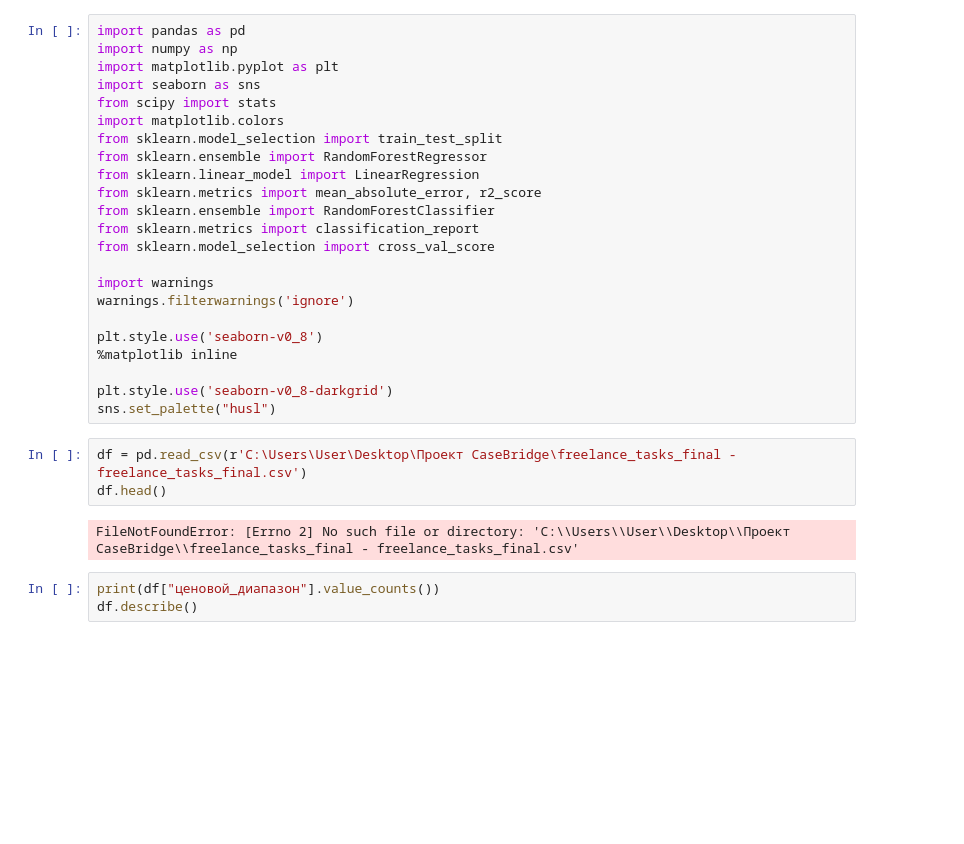
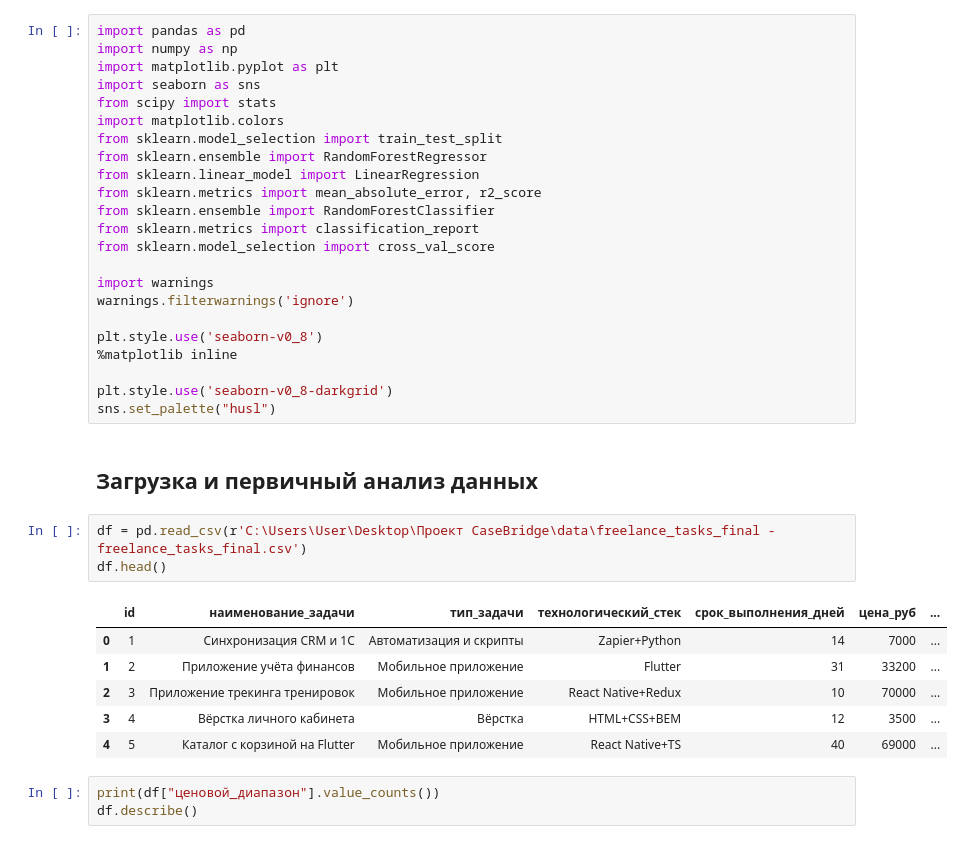
Before and after one commit to sevavargin/CaseBridge, a Jupyter notebook: notebooks/CaseBridge.ipynb, the cells around one changed output. Saved outputs shown, nothing was run; the diff lists cells and outputs as text; blank space fills up the shorter version.

```diff
--- a/notebooks/CaseBridge.ipynb
+++ b/notebooks/CaseBridge.ipynb
@@ -21,11 +21,18 @@ plt.style.use('seaborn-v0_8')
 
 plt.style.use('seaborn-v0_8-darkgrid')
 sns.set_palette("husl")
+# %% [markdown]
+## Загрузка и первичный анализ данных
 # %%
-df = pd.read_csv(r'C:\Users\User\Desktop\Проект CaseBridge\freelance_tasks_final - freelance_tasks_final.csv')
+df = pd.read_csv(r'C:\Users\User\Desktop\Проект CaseBridge\data\freelance_tasks_final - freelance_tasks_final.csv')
 df.head()
 # %% [output]
-FileNotFoundError: [Errno 2] No such file or directory: 'C:\\Users\\User\\Desktop\\Проект CaseBridge\\freelance_tasks_final - freelance_tasks_final.csv'
+|  | id | наименование_задачи | тип_задачи | технологический_стек | срок_выполнения_дней | цена_руб | ... |
+| 0 | 1 | Синхронизация CRM и 1С | Автоматизация и скрипты | Zapier+Python | 14 | 7000 | ... |
+| 1 | 2 | Приложение учёта финансов | Мобильное приложение | Flutter | 31 | 33200 | ... |
+| 2 | 3 | Приложение трекинга тренировок | Мобильное приложение | React Native+Redux | 10 | 70000 | ... |
+| 3 | 4 | Вёрстка личного кабинета | Вёрстка | HTML+CSS+BEM | 12 | 3500 | ... |
+| 4 | 5 | Каталог с корзиной на Flutter | Мобильное приложение | React Native+TS | 40 | 69000 | ... |
 # %%
 print(df["ценовой_диапазон"].value_counts())
 df.describe()
```
Also changed, not shown: parts of 23 cells of this notebook.
